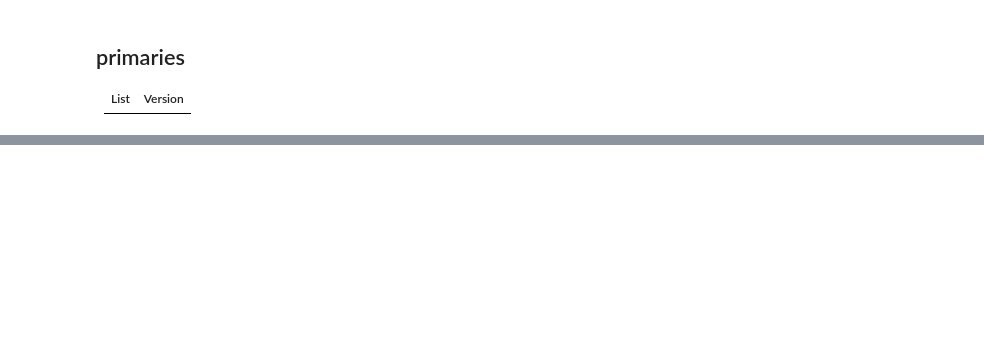
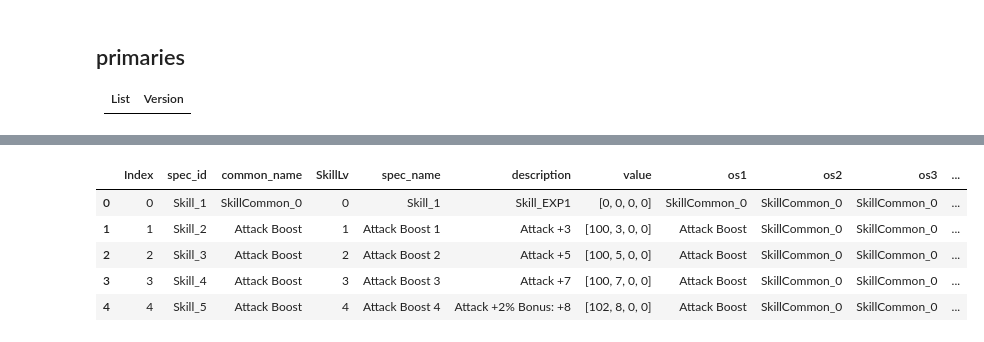
Before and after one commit to NoswalDev/MHRice_Wrangler, a Jupyter notebook: MHWilds_Skills.ipynb, the cells around one changed output, grey strips where cells are left out. Saved outputs shown, nothing was run; the diff lists cells and outputs as text; code cells hidden in the pictures; blank space fills up the shorter version.

```diff
--- a/MHWilds_Skills.ipynb
+++ b/MHWilds_Skills.ipynb
@@ -251,38 +327,50 @@ natives/STM/GameDesign/Common/Equip/SkillData.user.3.json
 # %%
 url = 'https://raw.githubusercontent.com/dtlnor/MHWs-in-json/refs/heads/main/natives/STM/GameDesign/Common/Equip/SkillData.user.3.json'
 
 with urllib.request.urlopen(url) as page:
     raw = json.load(page)
 df = pd.json_normalize(raw, record_path=['app.user_data.SkillData', '_Values'])
 df.columns = df.columns.str.replace('app.user_data.SkillData.cData._','')
 
 #split openSkill
 df_os = df['openSkill'].apply(pd.Series)
 df_os.columns = ['os1','os2','os3','os4','os5']
+
+#replace os data
+df_os = df_os.replace(dict_common_hunter_name)
+
+#recombine
 df = pd.concat([df.drop('openSkill', axis=1), df_os],axis=1)
 
 #data replacement
-df['skillName'] = df['skillName'].replace(dict_skill_names)
-df['skillExplain'] = df['skillExplain'].replace(dict_skill_desc)
-df['skillId'] = df['skillId'].replace(dict_hunter_skill_common)
-df['os1'] = df['os1'].replace(dict_hunter_skill_common)
-df['os2'] = df['os2'].replace(dict_hunter_skill_common)
-df['os3'] = df['os3'].replace(dict_hunter_skill_common)
-df['os4'] = df['os4'].replace(dict_hunter_skill_common)
-df['os5'] = df['os5'].replace(dict_hunter_skill_common)
-df['os1'] = df['os1'].replace(dict_skill_common_id)
-df['os2'] = df['os2'].replace(dict_skill_common_id)
-df['os3'] = df['os3'].replace(dict_skill_common_id)
-df['os4'] = df['os4'].replace(dict_skill_common_id)
-df['os5'] = df['os5'].replace(dict_skill_common_id)
+df['skillName'] = df['skillName'].replace(dict_spec_guid_names)
+df['skillExplain'] = df['skillExplain'].replace(dict_spec_guid_desc)
+df['skillId'] = df['skillId'].replace(dict_common_hunter_name)
 
-df.rename(columns={'dataId':'skill_id','skillId':'common_name','skillExplain':'description'}, inplace=True)
+# mask = df['os1'].str.contains('_')
+# df_1 = df.loc[mask]
+# dict_backfill = dict(zip(df_1['os1'],df_1['spec_name']))
 
-# skill name fill
-mask = df['skillName'].str.contains('Skill_', na=False)
-df.loc[mask, 'skillName'] = df.loc[mask, 'common_name'] + ' ' + df.loc[mask, 'SkillLv'].astype(str)
+# specific skill name fill blanks with generics
+mask = df['skillName'].str.contains('Skill_') & ~df['skillId'].str.contains('SkillCommon_')
+df.loc[mask, 'skillName'] = df.loc[mask, 'skillId'] + ' ' + df.loc[mask, 'SkillLv'].astype(str)
 
-# df_skill_common.reset_index(drop=True, inplace=True)
+#adjust specific skill id
+df['dataId'] = 'Skill_' + df['dataId'].astype(str)
 
-# df.head()
-df.to_excel('skills2.xlsx')
+df.rename(columns={'dataId':'spec_id',
+                   'skillId':'common_name',
+                   'skillExplain':'description',
+                   'skillName':'spec_name'}, inplace=True)
+df_spec_skills = df.copy()
+df_spec_skills.reset_index(drop=True, inplace=True)
+
+df_spec_skills.head()
+# df_spec_skills.to_excel('specific skills.xlsx')
+# %% [output]
+|  | Index | spec_id | common_name | SkillLv | spec_name | description | value | os1 | os2 | os3 | ... |
+| 0 | 0 | Skill_1 | SkillCommon_0 | 0 | Skill_1 | Skill_EXP1 | [0, 0, 0, 0] | SkillCommon_0 | SkillCommon_0 | SkillCommon_0 | ... |
+| 1 | 1 | Skill_2 | Attack Boost | 1 | Attack Boost 1 | Attack +3 | [100, 3, 0, 0] | Attack Boost | SkillCommon_0 | SkillCommon_0 | ... |
+| 2 | 2 | Skill_3 | Attack Boost | 2 | Attack Boost 2 | Attack +5 | [100, 5, 0, 0] | Attack Boost | SkillCommon_0 | SkillCommon_0 | ... |
+| 3 | 3 | Skill_4 | Attack Boost | 3 | Attack Boost 3 | Attack +7 | [100, 7, 0, 0] | Attack Boost | SkillCommon_0 | SkillCommon_0 | ... |
+| 4 | 4 | Skill_5 | Attack Boost | 4 | Attack Boost 4 | Attack +2% Bonus: +8 | [102, 8, 0, 0] | Attack Boost | SkillCommon_0 | SkillCommon_0 | ... |
```
Also changed, not shown: parts of 13 cells of this notebook.
